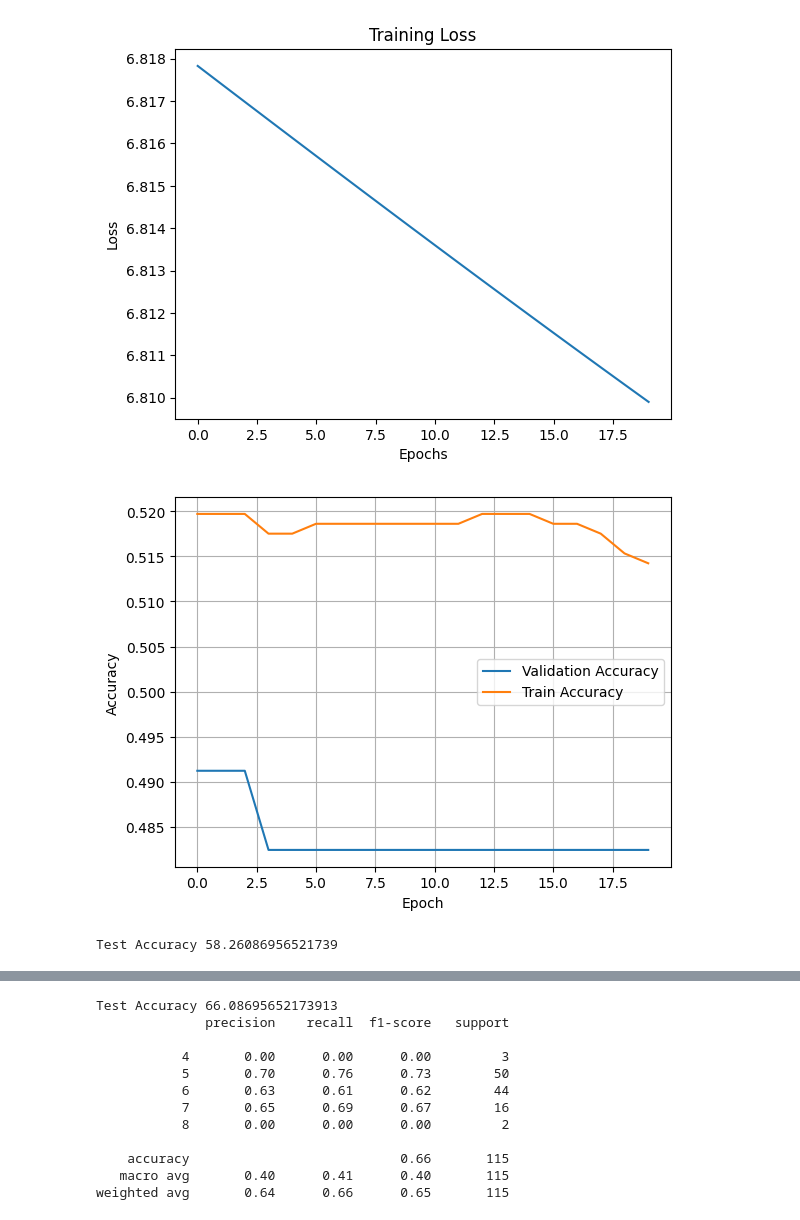
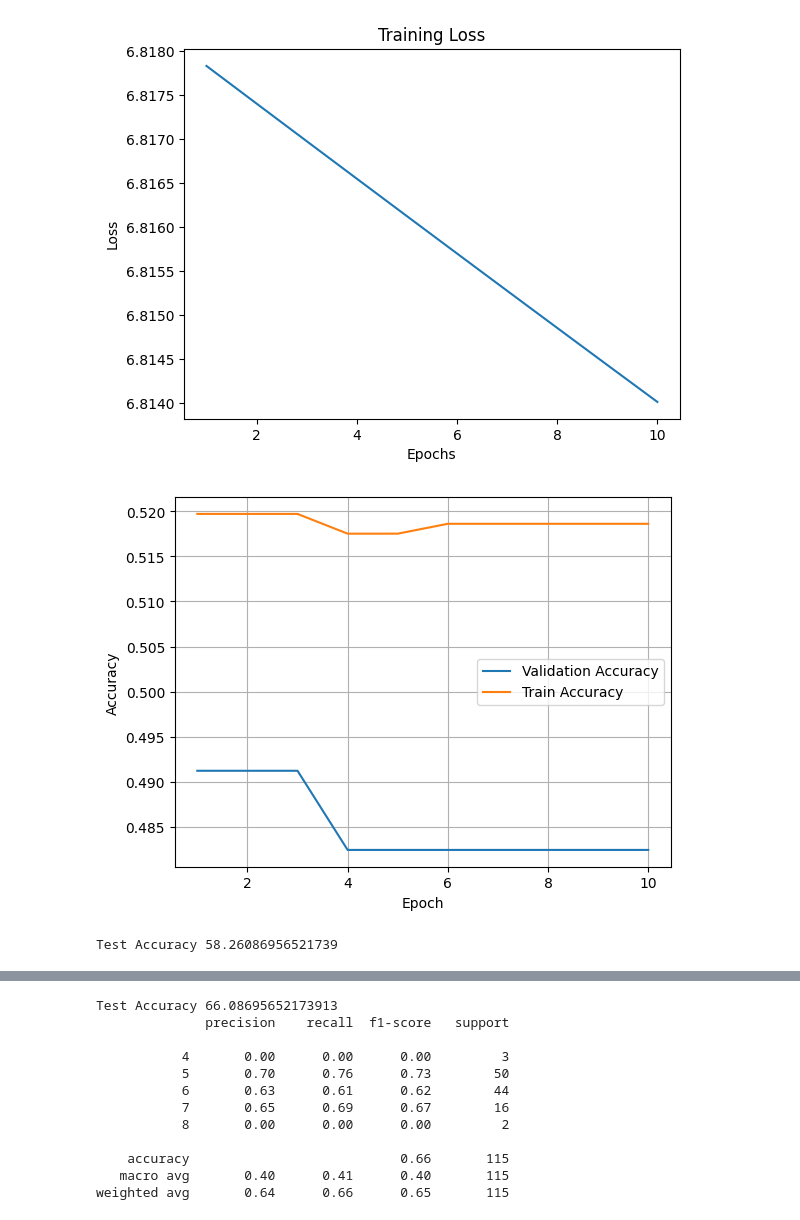
Before and after one commit to bhavberi/SMAI-Monsoon-23-24, a Jupyter notebook: 2021111013_assignment_3/1.ipynb, the cells around one changed output, grey strips where cells are left out. Drawn from its saved outputs; the diff is of its cells as text; code cells hidden in the pictures.

```diff
--- a/2021111013_assignment_3/1.ipynb
+++ b/2021111013_assignment_3/1.ipynb
@@ -12,7 +12,7 @@ from sklearn.metrics import classification_report, accuracy_score
 dataset_path = "../Datasets/WineQT.csv"
 
 random_state = 42
-wandb_log = False
+wandb_log = True
 # %%
 lr = 0.01
 max_epochs = 15
@@ -183,12 +224,14 @@ X_test_std = scaler.transform(X_test)
 #         plt.show()
 # %%
 class LogReg:
-    def __init__(self, learning_rate=0.01, num_epochs=1000):
+    def __init__(self, learning_rate=0.01, num_epochs=1000, print_every=10, wandb_log=False):
         self.learning_rate = learning_rate
         self.num_epochs = num_epochs
         self.classes = range(num_classes)
         self.weights = [None,] * num_classes
         self.bias = [None,] * num_classes
+        self.print_every = print_every
+        self.wandb_log = wandb_log
 
         self.val_acc = []
         self.train_acc = []
@@ -231,9 +274,12 @@ class LogReg:
             y_predicted_train = self.predict(X)
             self.train_acc.append(self.accuracy(y, y_predicted_train))
 
-            if (i+1) % 10 == 0:
+            if self.print_every and (i+1) % self.print_every == 0:
                 print(f'Epoch {i+1} loss: {loss:.4f}')
                 print(f'Val Acc: {self.val_acc[-1]*100:.2f} Train Acc: {self.train_acc[-1]*100:.2f}')
+
+            if self.wandb_log:
+                wandb.log({"epoch": i+1,"train_loss": loss, "val_acc": self.val_acc[-1], "train_acc": self.train_acc[-1]})
 
         return train_loss
 
@@ -252,22 +298,22 @@ class LogReg:
         return accuracy
 
     def plot_loss(self, train_loss):
-        plt.plot(train_loss, label='Training Loss')
+        plt.plot(range(1, len(train_loss) + 1), train_loss, label='Training Loss')
         plt.title('Training Loss')
         plt.xlabel('Epochs')
         plt.ylabel('Loss')
         plt.show()
 
     def plot_acc(self):
-        plt.plot(self.val_acc, label='Validation Accuracy')
-        plt.plot(self.train_acc, label='Train Accuracy')
+        plt.plot(range(1, len(self.val_acc) + 1), self.val_acc, label='Validation Accuracy')
+        plt.plot(range(1, len(self.train_acc) + 1), self.train_acc, label='Train Accuracy')
         plt.xlabel('Epoch')
         plt.ylabel('Accuracy')
         plt.legend()
         plt.grid(True)
         plt.show()
 # %%
-model = LogReg(learning_rate=0.01, num_epochs=20)
+model = LogReg(learning_rate=0.01, num_epochs=10, wandb_log=False)
 loss = model.fit(X_train_std, y_train, X_validation_std, y_validation)
 
 model.plot_loss(loss)
@@ -282,3 +326,3 @@ Val Acc: 48.25 Train Acc: 51.42
-[figure, old version]
+[figure, new version]
-[figure, old version]
+[figure, new version]
 Test Accuracy 58.26086956521739
```
Also changed, not shown: parts of 11 cells of this notebook.
